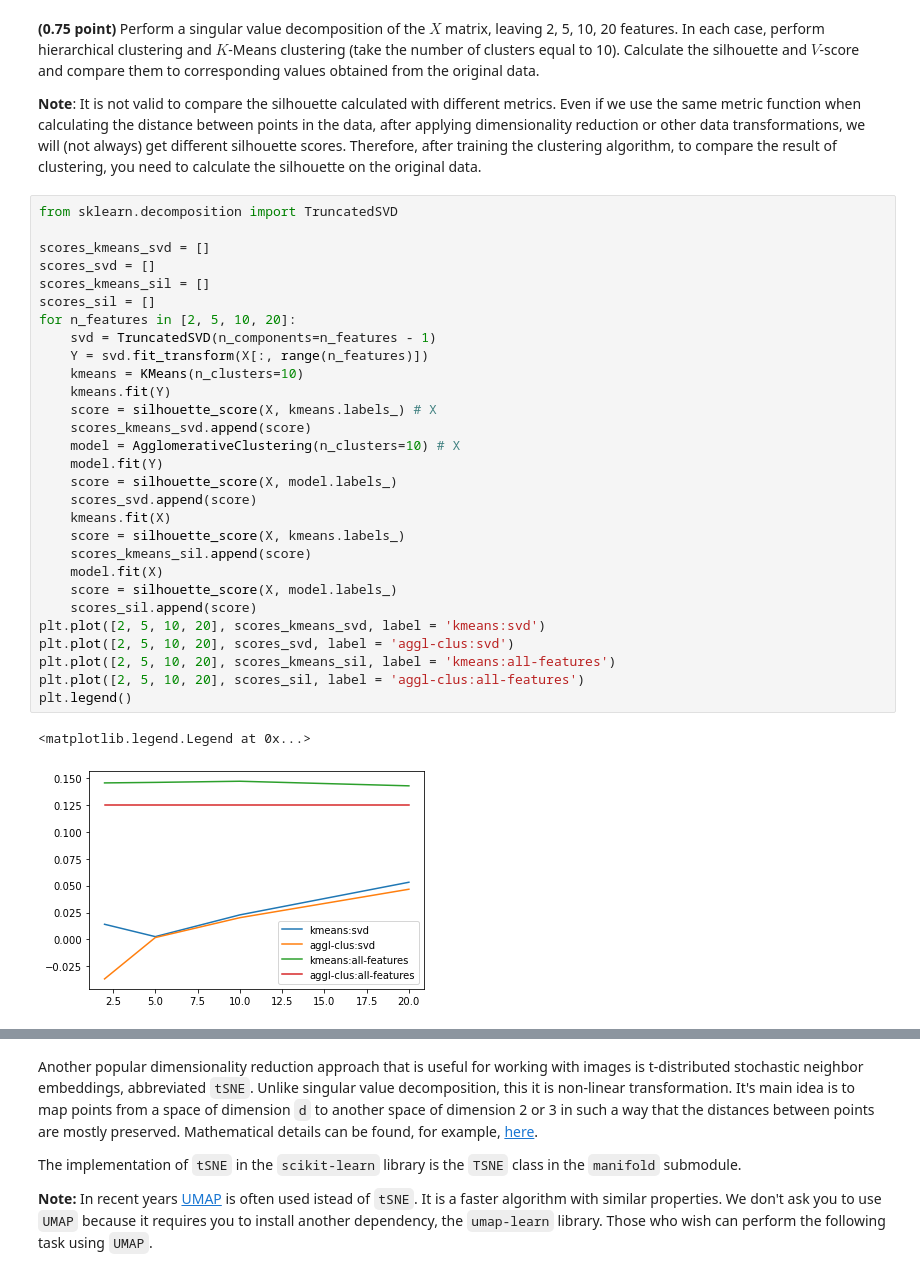
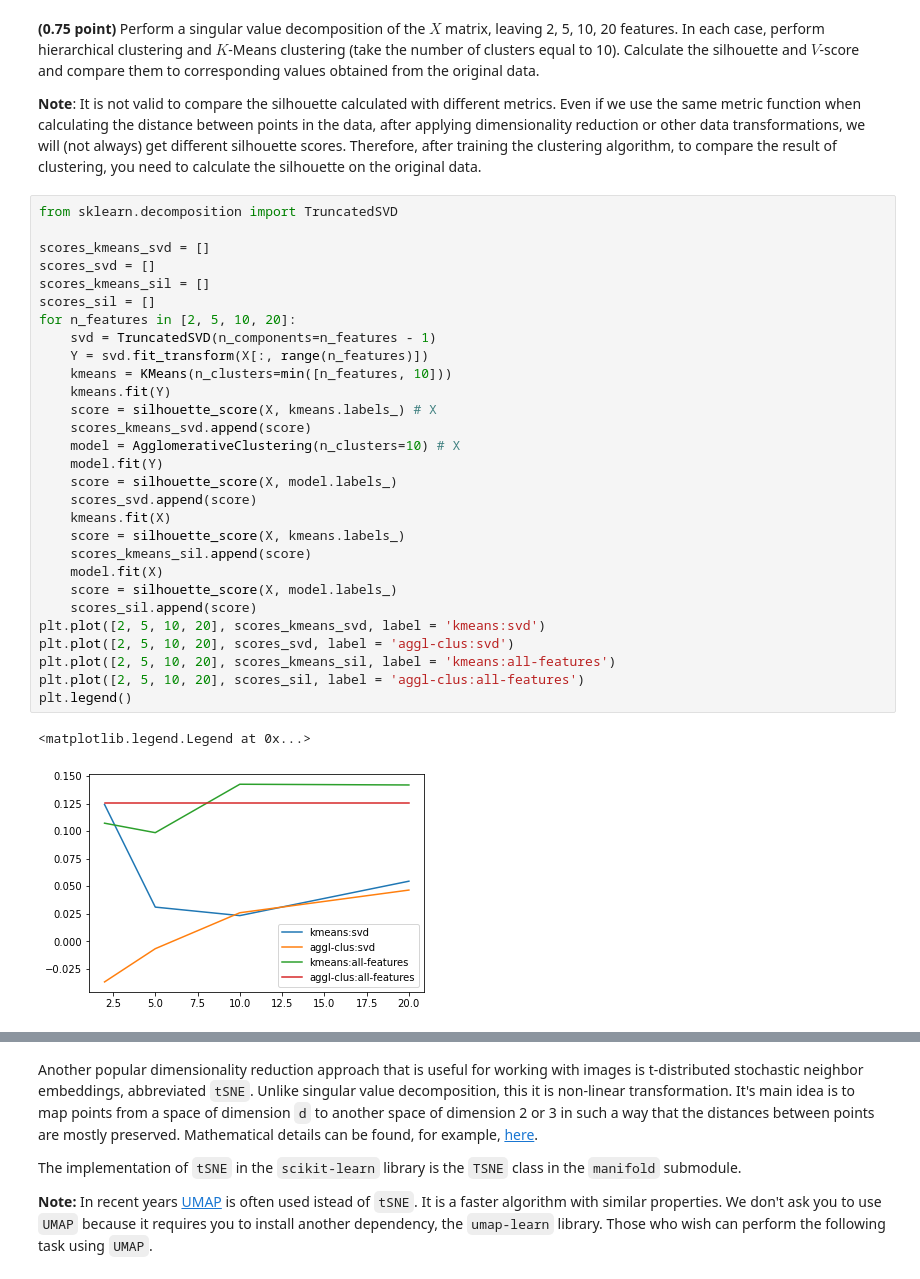
Before and after one commit to oduginov/ml-intro, a Jupyter notebook: 9_evaluation_selection/clustering.ipynb, the cells around one changed output, grey strips where cells are left out. Cells and saved outputs as stored; diff of their text form.

Commit message:
fix clustering.ipynb

```diff
--- a/9_evaluation_selection/clustering.ipynb
+++ b/9_evaluation_selection/clustering.ipynb
@@ -347,35 +347,35 @@ The `scikit-learn` module has several implementations of singular value decompos
 # %%
 from sklearn.decomposition import TruncatedSVD
 
 scores_kmeans_svd = []
 scores_svd = []
 scores_kmeans_sil = []
 scores_sil = []
 for n_features in [2, 5, 10, 20]:
     svd = TruncatedSVD(n_components=n_features - 1)
     Y = svd.fit_transform(X[:, range(n_features)])
-    kmeans = KMeans(n_clusters=10)
+    kmeans = KMeans(n_clusters=min([n_features, 10]))
     kmeans.fit(Y)
     score = silhouette_score(X, kmeans.labels_) # X
     scores_kmeans_svd.append(score)
     model = AgglomerativeClustering(n_clusters=10) # X
     model.fit(Y)
     score = silhouette_score(X, model.labels_)
     scores_svd.append(score)
     kmeans.fit(X)
     score = silhouette_score(X, kmeans.labels_)
     scores_kmeans_sil.append(score)
     model.fit(X)
     score = silhouette_score(X, model.labels_)
     scores_sil.append(score)
 plt.plot([2, 5, 10, 20], scores_kmeans_svd, label = 'kmeans:svd')
 plt.plot([2, 5, 10, 20], scores_svd, label = 'aggl-clus:svd')
 plt.plot([2, 5, 10, 20], scores_kmeans_sil, label = 'kmeans:all-features')
 plt.plot([2, 5, 10, 20], scores_sil, label = 'aggl-clus:all-features')
 plt.legend()
 # %% [output]
 <matplotlib.legend.Legend at 0x...>
-[figure, old version]
+[figure, new version]
 # %%
 scores_kmeans_svd = []
 scores_svd = []
```
Also changed, not shown: parts of 12 cells of this notebook.
